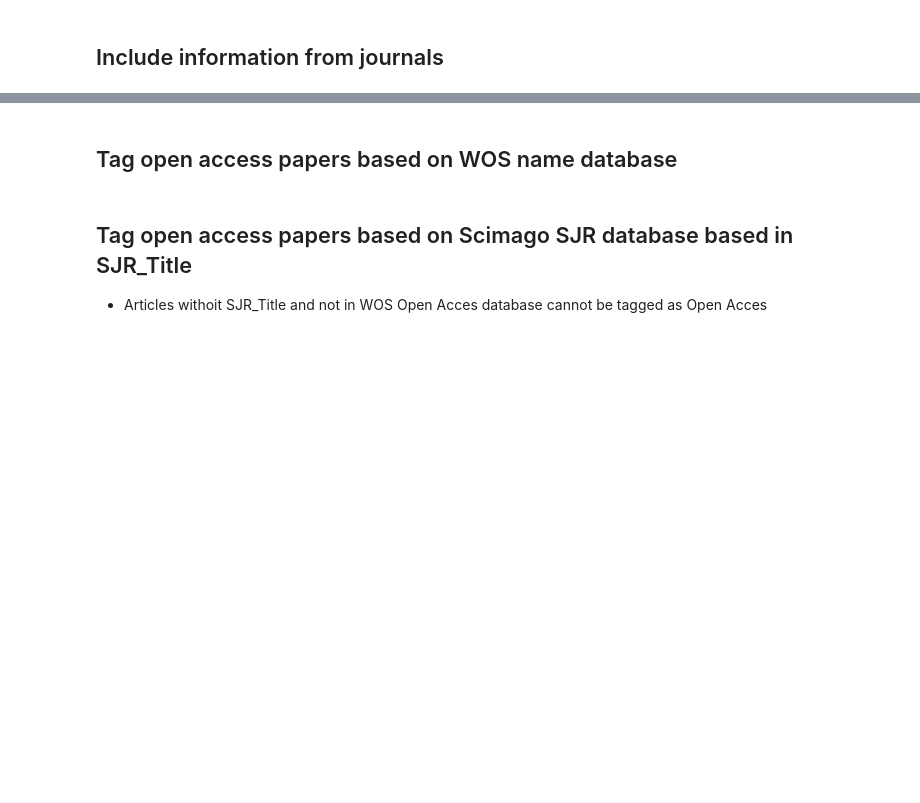
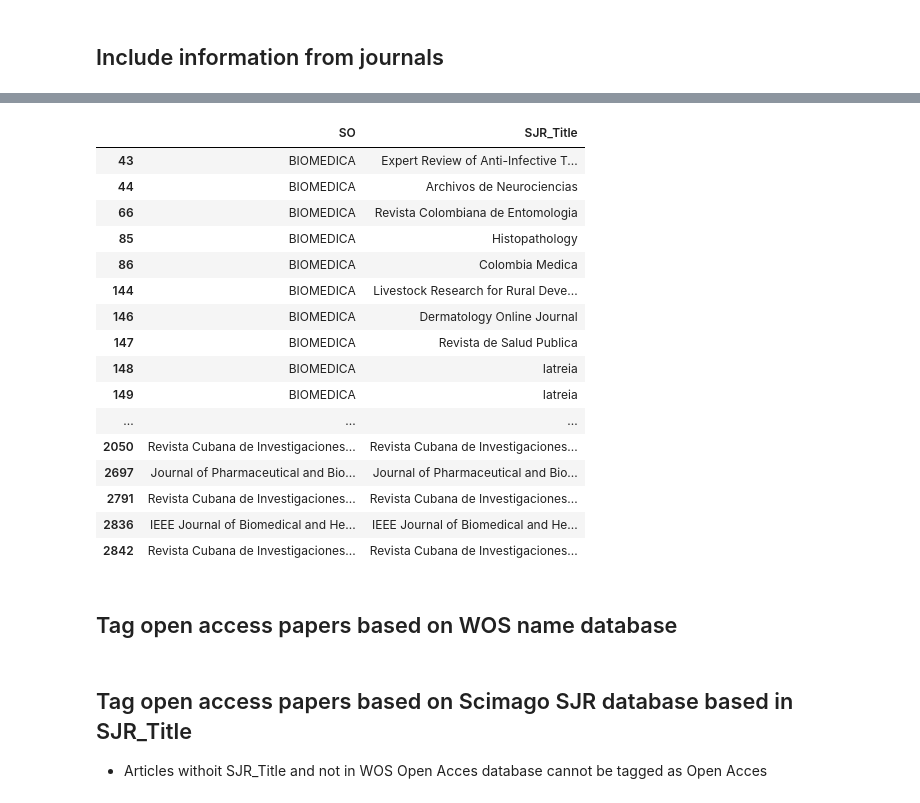
Before and after one commit to restrepo/articles, a Jupyter notebook: openacces.ipynb, the cells around one changed output, grey strips where cells are left out. Cells and saved outputs as stored; diff of their text form; code cells hidden in the pictures; blank space fills up the shorter version.

```diff
--- a/openacces.ipynb
+++ b/openacces.ipynb
@@ -181,9 +172,9 @@ scp.articles[:1]
 # %%
 if wos.articles.shape[0]>0:
     wos.articles_hash=\
-        wos.articles.TI.str.replace(r"[^a-zA-Z0-9 ]", " ").str.lower().str.strip().str.replace('\s+','')
+        wos.articles.TI.str.replace(r"[^a-zA-Z0-9 ]", " ").str.lower().str.strip().str.replace('\s+','').map(unidecode)
     scp.articles_hash=\
-        scp.articles.Title.str.replace(r"[^a-zA-Z0-9 ]", " ").str.lower().str.strip().str.replace('\s+','')
+        scp.articles.Title.str.replace(r"[^a-zA-Z0-9 ]", " ").str.lower().str.strip().str.replace('\s+','').map(unidecode)
 # %%
 SCP=columns_add_prefix(scp.articles,'SCP')
 SCP[:1]
@@ -258,0 +272,3 @@ wos.articles.DI.str.strip().ix[i]
+# %%
+wos.articles=wos.articles.append(newwos)
+wos.articles=fill_NaN(wos.articles)
@@ -292,3 +312,24 @@ kk.shape
+# %%
+res=wos.articles[wos.articles['SO'].str.lower().str.strip().str.contains('biomedica')]
+res[['SO','SJR_Title']]
+# %% [output]
+|  | SO | SJR_Title |
+| 43 | BIOMEDICA | Expert Review of Anti-Infective T... |
+| 44 | BIOMEDICA | Archivos de Neurociencias |
+| 66 | BIOMEDICA | Revista Colombiana de Entomologia |
+| 85 | BIOMEDICA | Histopathology |
+| 86 | BIOMEDICA | Colombia Medica |
+| 144 | BIOMEDICA | Livestock Research for Rural Deve... |
+| 146 | BIOMEDICA | Dermatology Online Journal |
+| 147 | BIOMEDICA | Revista de Salud Publica |
+| 148 | BIOMEDICA | Iatreia |
+| 149 | BIOMEDICA | Iatreia |
+| ... | ... | ... |
+| 2050 | Revista Cubana de Investigaciones... | Revista Cubana de Investigaciones... |
+| 2697 | Journal of Pharmaceutical and Bio... | Journal of Pharmaceutical and Bio... |
+| 2791 | Revista Cubana de Investigaciones... | Revista Cubana de Investigaciones... |
+| 2836 | IEEE Journal of Biomedical and He... | IEEE Journal of Biomedical and He... |
+| 2842 | Revista Cubana de Investigaciones... | Revista Cubana de Investigaciones... |
 # %% [markdown]
 ## Tag open access papers based on WOS name database
 # %% [markdown]
```
Also changed, not shown: parts of 41 cells of this notebook.
